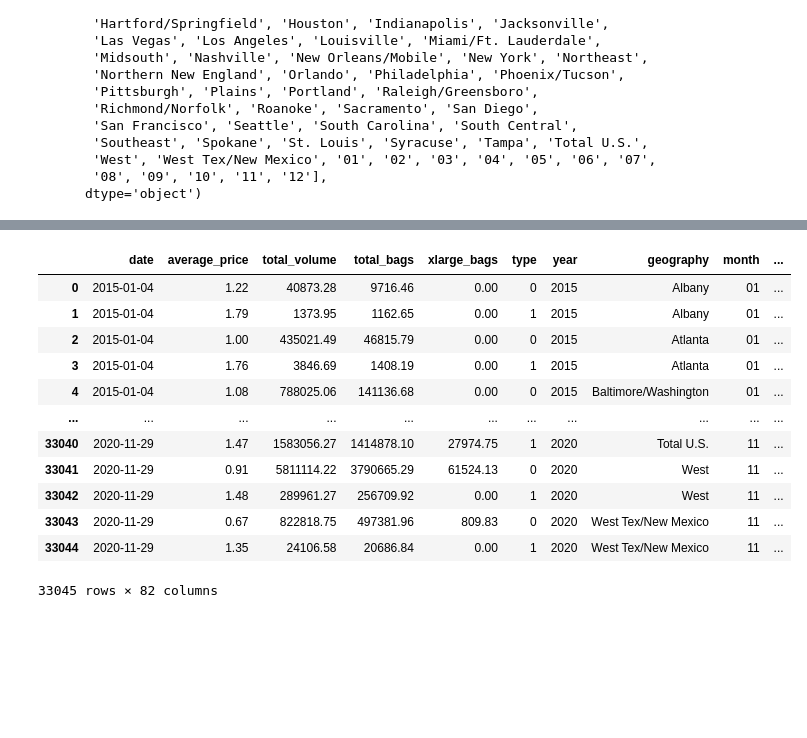
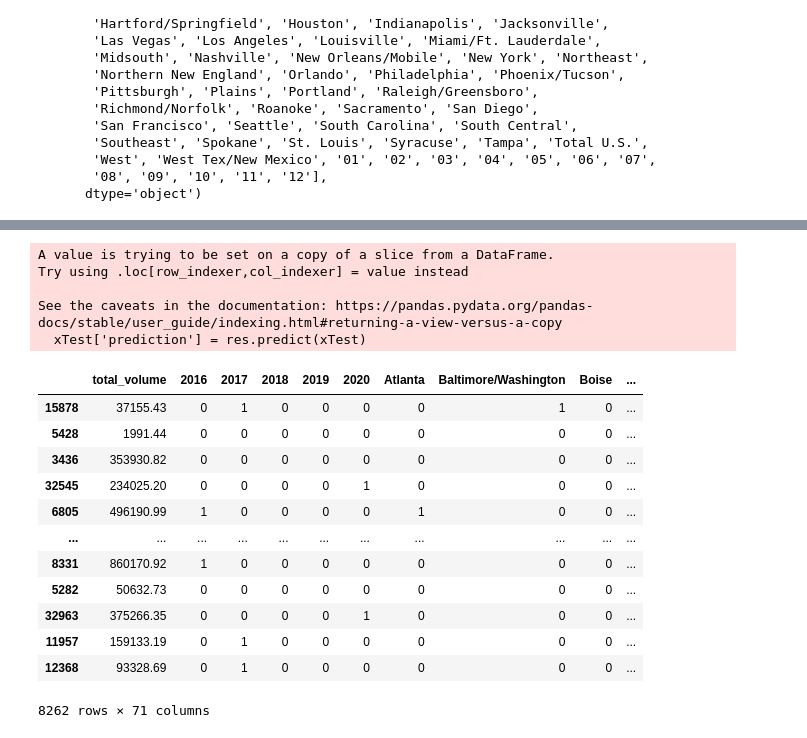
Before and after one commit to plqualls/CADO, a Jupyter notebook: report.ipynb, the cells around one changed output, grey strips where cells are left out. Cells and saved outputs as stored; diff of their text form; code cells hidden in the pictures; blank space fills up the shorter version.

```diff
--- a/report.ipynb
+++ b/report.ipynb
@@ -223,18 +226,23 @@ RSQ = 0.27509561360508916
 # %%
-df['prediction'] = res.predict(x)
-df
+xTest['prediction'] = res.predict(xTest)
+xTest
 # %% [output]
+A value is trying to be set on a copy of a slice from a DataFrame.
+Try using .loc[row_indexer,col_indexer] = value instead
+
+See the caveats in the documentation: https://pandas.pydata.org/pandas-docs/stable/user_guide/indexing.html#returning-a-view-versus-a-copy
+  xTest['prediction'] = res.predict(xTest)
-|  | date | average_price | total_volume | total_bags | xlarge_bags | type | year | geography | month | ... |
-| 0 | 2015-01-04 | 1.22 | 40873.28 | 9716.46 | 0.00 | 0 | 2015 | Albany | 01 | ... |
-| 1 | 2015-01-04 | 1.79 | 1373.95 | 1162.65 | 0.00 | 1 | 2015 | Albany | 01 | ... |
-| 2 | 2015-01-04 | 1.00 | 435021.49 | 46815.79 | 0.00 | 0 | 2015 | Atlanta | 01 | ... |
-| 3 | 2015-01-04 | 1.76 | 3846.69 | 1408.19 | 0.00 | 1 | 2015 | Atlanta | 01 | ... |
-| 4 | 2015-01-04 | 1.08 | 788025.06 | 141136.68 | 0.00 | 0 | 2015 | Baltimore/Washington | 01 | ... |
+|  | total_volume | 2016 | 2017 | 2018 | 2019 | 2020 | Atlanta | Baltimore/Washington | Boise | ... |
+| 15878 | 37155.43 | 0 | 1 | 0 | 0 | 0 | 0 | 1 | 0 | ... |
+| 5428 | 1991.44 | 0 | 0 | 0 | 0 | 0 | 0 | 0 | 0 | ... |
+| 3436 | 353930.82 | 0 | 0 | 0 | 0 | 0 | 0 | 0 | 0 | ... |
+| 32545 | 234025.20 | 0 | 0 | 0 | 0 | 1 | 0 | 0 | 0 | ... |
+| 6805 | 496190.99 | 1 | 0 | 0 | 0 | 0 | 1 | 0 | 0 | ... |
 | ... | ... | ... | ... | ... | ... | ... | ... | ... | ... | ... |
-| 33040 | 2020-11-29 | 1.47 | 1583056.27 | 1414878.10 | 27974.75 | 1 | 2020 | Total U.S. | 11 | ... |
-| 33041 | 2020-11-29 | 0.91 | 5811114.22 | 3790665.29 | 61524.13 | 0 | 2020 | West | 11 | ... |
-| 33042 | 2020-11-29 | 1.48 | 289961.27 | 256709.92 | 0.00 | 1 | 2020 | West | 11 | ... |
-| 33043 | 2020-11-29 | 0.67 | 822818.75 | 497381.96 | 809.83 | 0 | 2020 | West Tex/New Mexico | 11 | ... |
-| 33044 | 2020-11-29 | 1.35 | 24106.58 | 20686.84 | 0.00 | 1 | 2020 | West Tex/New Mexico | 11 | ... |
+| 8331 | 860170.92 | 1 | 0 | 0 | 0 | 0 | 0 | 0 | 0 | ... |
+| 5282 | 50632.73 | 0 | 0 | 0 | 0 | 0 | 0 | 0 | 0 | ... |
+| 32963 | 375266.35 | 0 | 0 | 0 | 0 | 1 | 0 | 0 | 0 | ... |
+| 11957 | 159133.19 | 0 | 1 | 0 | 0 | 0 | 0 | 0 | 0 | ... |
+| 12368 | 93328.69 | 0 | 1 | 0 | 0 | 0 | 0 | 0 | 0 | ... |
-33045 rows × 82 columns
+8262 rows × 71 columns
 # %%
```
Also changed, not shown: parts of 15 cells of this notebook, 1 other file.
